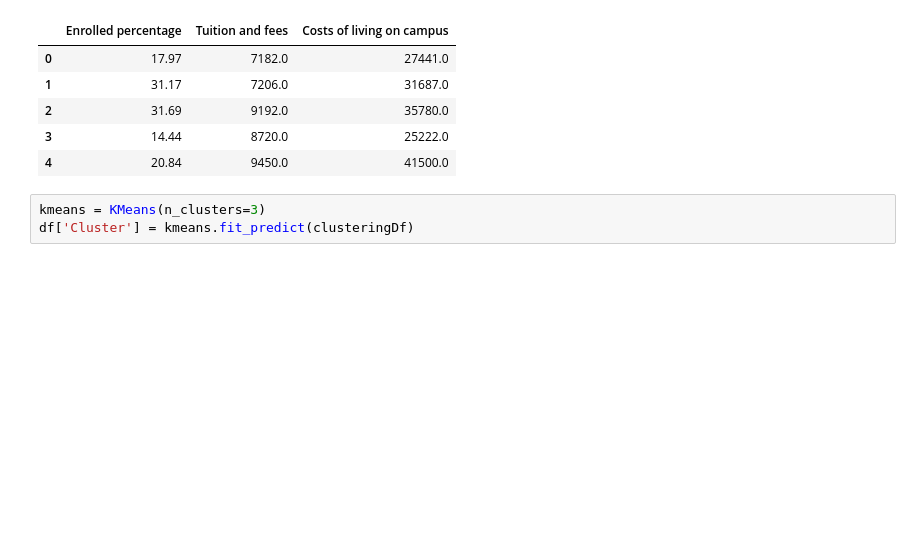
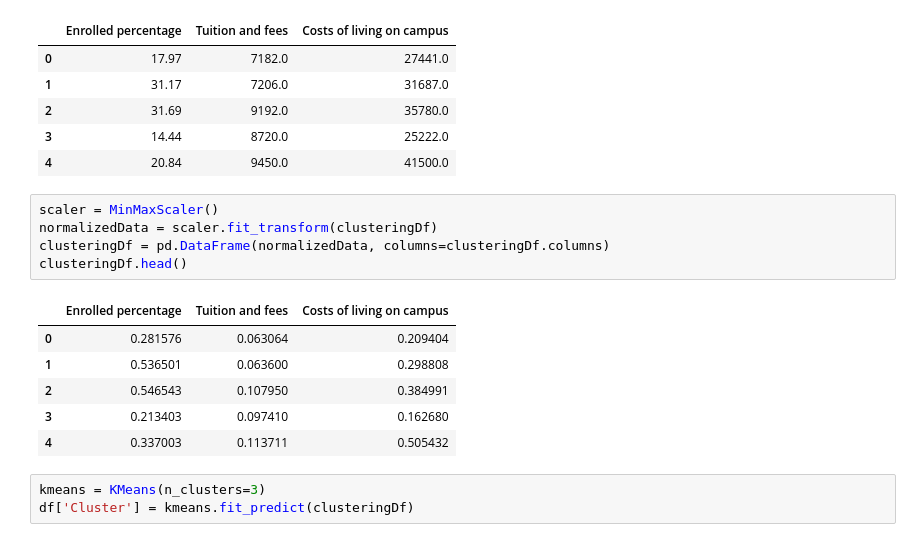
Before and after one commit to m-orlewski/american-universities-eda, a Jupyter notebook: Projekt.ipynb, the cells around one changed output. Cells and saved outputs as stored; diff of their text form; blank space fills up the shorter version.

```diff
--- a/Projekt.ipynb
+++ b/Projekt.ipynb
@@ -186,6 +186,18 @@ clusteringDf.head()
 | 2 | 31.69 | 9192.0 | 35780.0 |
 | 3 | 14.44 | 8720.0 | 25222.0 |
 | 4 | 20.84 | 9450.0 | 41500.0 |
+# %%
+scaler = MinMaxScaler()
+normalizedData = scaler.fit_transform(clusteringDf)
+clusteringDf = pd.DataFrame(normalizedData, columns=clusteringDf.columns)
+clusteringDf.head()
+# %% [output]
+|  | Enrolled percentage | Tuition and fees | Costs of living on campus |
+| 0 | 0.281576 | 0.063064 | 0.209404 |
+| 1 | 0.536501 | 0.063600 | 0.298808 |
+| 2 | 0.546543 | 0.107950 | 0.384991 |
+| 3 | 0.213403 | 0.097410 | 0.162680 |
+| 4 | 0.337003 | 0.113711 | 0.505432 |
 # %%
 kmeans = KMeans(n_clusters=3)
 df['Cluster'] = kmeans.fit_predict(clusteringDf)
```
Also changed, not shown: parts of 3 cells of this notebook.
